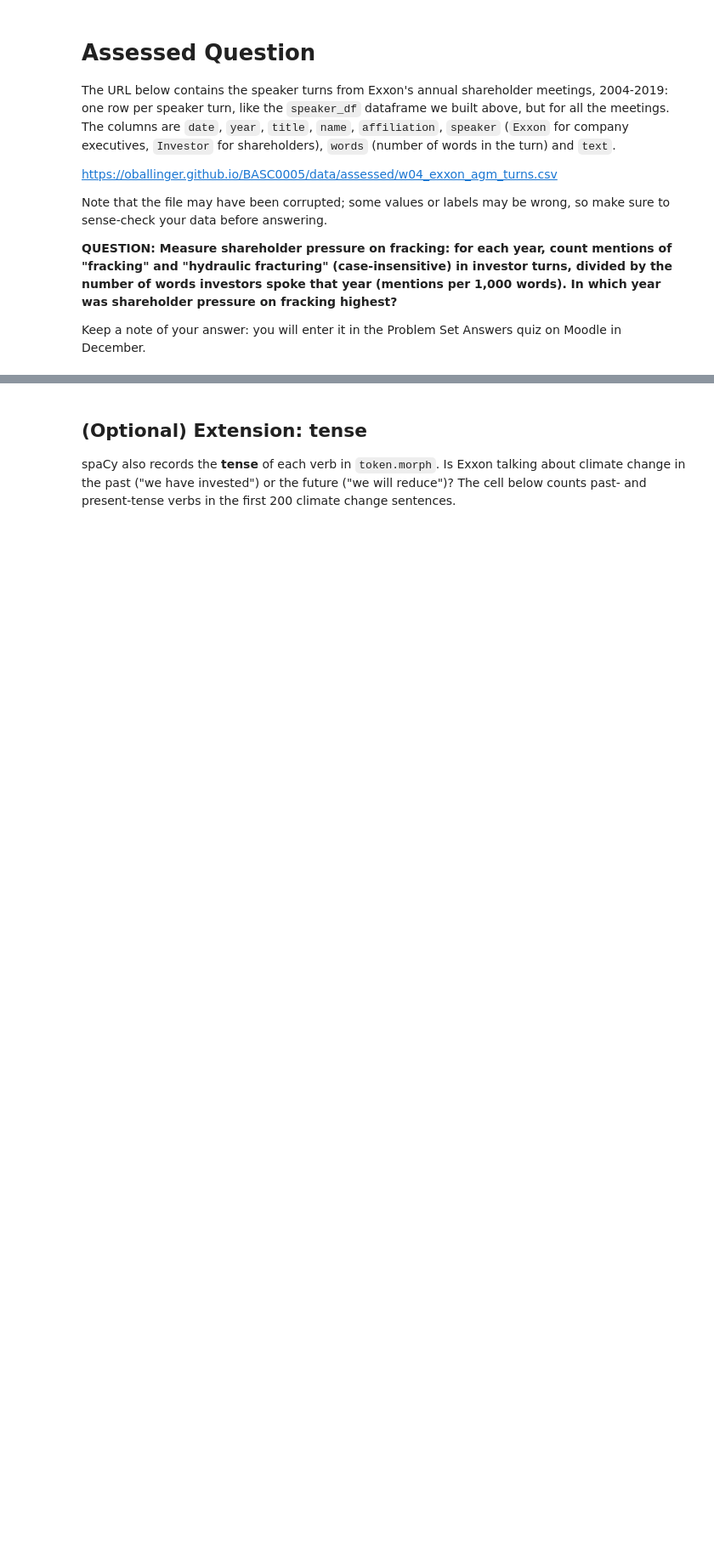
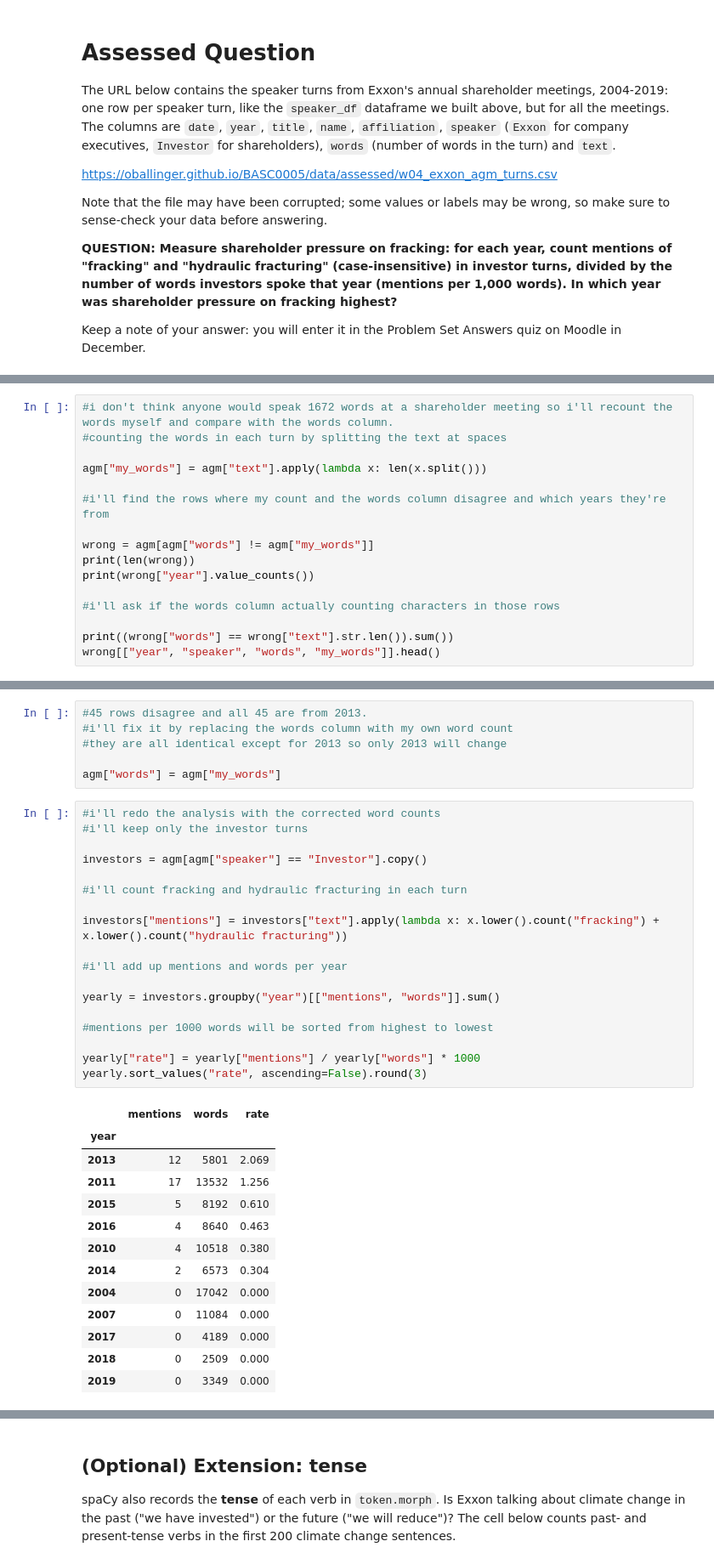
Before and after one commit to aydaugurel-web/QM2, a Jupyter notebook: notebooks/W04. Natural Language Processing.ipynb, the cells around one changed output, grey strips where cells are left out. Shown at 85% size. Saved outputs shown, nothing was run; the diff lists cells and outputs as text; blank space fills up the shorter version.

```diff
--- a/notebooks/W04. Natural Language Processing.ipynb
+++ b/notebooks/W04. Natural Language Processing.ipynb
@@ -522,0 +738,16 @@ Keep a note of your answer: you will enter it in the Problem Set Answers quiz on
+# %%
+#i don't think anyone would speak 1672 words at a shareholder meeting so i'll recount the words myself and compare with the words column.
+#counting the words in each turn by splitting the text at spaces
+
+agm["my_words"] = agm["text"].apply(lambda x: len(x.split()))
+
+#i'll find the rows where my count and the words column disagree and which years they're from
+
+wrong = agm[agm["words"] != agm["my_words"]]
+print(len(wrong))
+print(wrong["year"].value_counts())
+
+#i'll ask if the words column actually counting characters in those rows
+
+print((wrong["words"] == wrong["text"].str.len()).sum())
+wrong[["year", "speaker", "words", "my_words"]].head()
@@ -522,0 +766,38 @@ Keep a note of your answer: you will enter it in the Problem Set Answers quiz on
+# %%
+#45 rows disagree and all 45 are from 2013.
+#i'll fix it by replacing the words column with my own word count
+#they are all identical except for 2013 so only 2013 will change
+
+agm["words"] = agm["my_words"]
+# %%
+#i'll redo the analysis with the corrected word counts
+#i'll keep only the investor turns
+
+investors = agm[agm["speaker"] == "Investor"].copy()
+
+#i'll count fracking and hydraulic fracturing in each turn
+
+investors["mentions"] = investors["text"].apply(lambda x: x.lower().count("fracking") + x.lower().count("hydraulic fracturing"))
+
+#i'll add up mentions and words per year
+
+yearly = investors.groupby("year")[["mentions", "words"]].sum()
+
+#mentions per 1000 words will be sorted from highest to lowest
+
+yearly["rate"] = yearly["mentions"] / yearly["words"] * 1000
+yearly.sort_values("rate", ascending=False).round(3)
+# %% [output]
+|  | mentions | words | rate |
+| year |  |  |  |
+| 2013 | 12 | 5801 | 2.069 |
+| 2011 | 17 | 13532 | 1.256 |
+| 2015 | 5 | 8192 | 0.610 |
+| 2016 | 4 | 8640 | 0.463 |
+| 2010 | 4 | 10518 | 0.380 |
+| 2014 | 2 | 6573 | 0.304 |
+| 2004 | 0 | 17042 | 0.000 |
+| 2007 | 0 | 11084 | 0.000 |
+| 2017 | 0 | 4189 | 0.000 |
+| 2018 | 0 | 2509 | 0.000 |
+| 2019 | 0 | 3349 | 0.000 |
```
Also changed, not shown: parts of 25 cells of this notebook.
